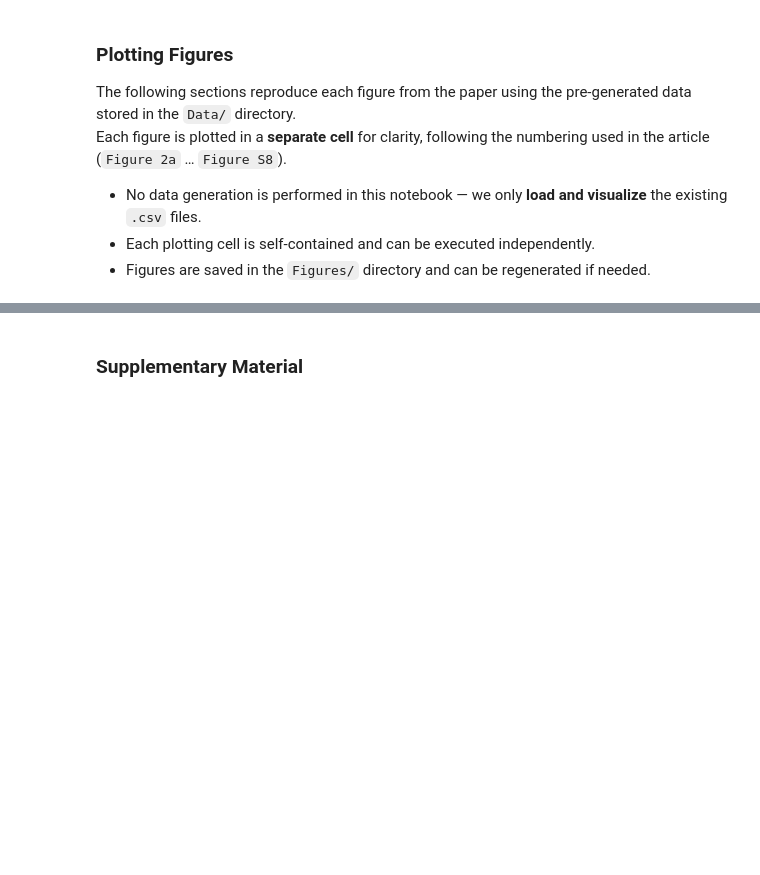
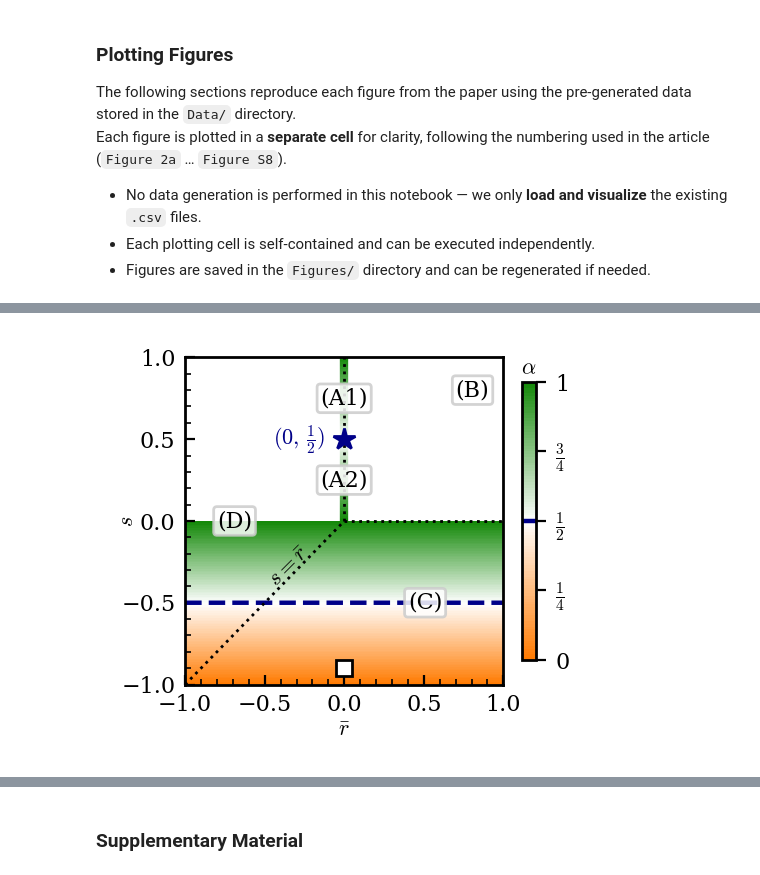
Before and after one commit to sayanr5834/non-Hermitian_QS, a Jupyter notebook: plotting.ipynb, the cells around one changed output, grey strips where cells are left out. Cells and saved outputs as stored; diff of their text form; code cells hidden in the pictures; blank space fills up the shorter version.

```diff
--- a/plotting.ipynb
+++ b/plotting.ipynb
@@ -56,0 +54,4 @@ figs.plot_figure3_from_csv(csv_path="Data/Figure3.csv", out_fig="Figures/Figure3
+# %%
+figs.plot_figure3a_from_csv(csv_path="Data/Figure3a.csv", out_fig="Figures/Figure3a.pdf",save =True)
+# %% [output]
+[figure, added]
```
Also changed, not shown: parts of 16 cells of this notebook, 29 other files.
